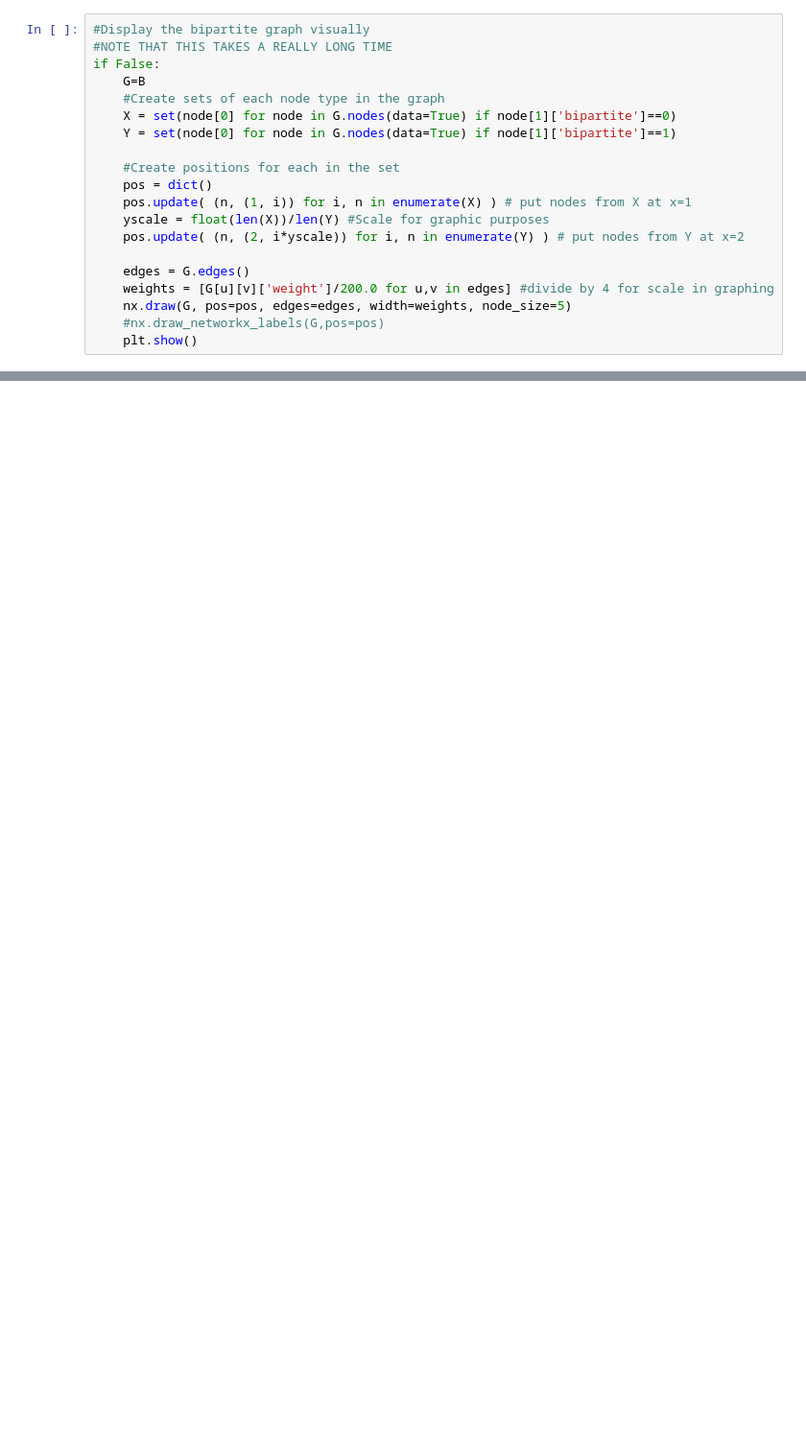
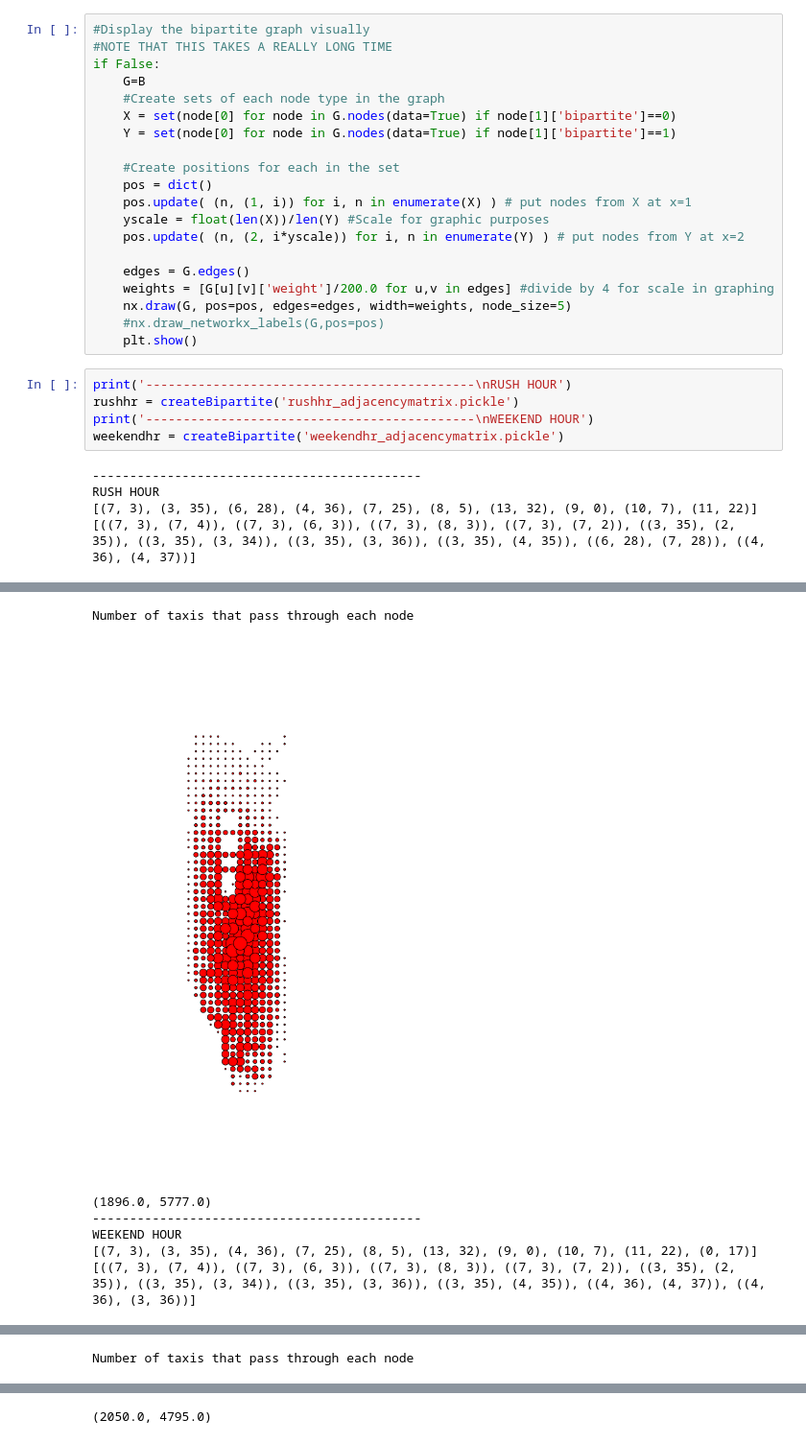
Before and after one commit to jgilles23/CEE245_FinalProject, a Jupyter notebook: AdjacencyToBipartite.ipynb, the cells around one changed output, grey strips where cells are left out. Shown at 96% size. Saved outputs shown, nothing was run; the diff lists cells and outputs as text; blank space fills up the shorter version.

```diff
--- a/AdjacencyToBipartite.ipynb
+++ b/AdjacencyToBipartite.ipynb
@@ -166,3 +172,13 @@ if False:
     nx.draw(G, pos=pos, edges=edges, width=weights, node_size=5)
     #nx.draw_networkx_labels(G,pos=pos)
     plt.show()
+# %%
+print('--------------------------------------------\nRUSH HOUR')
+rushhr = createBipartite('rushhr_adjacencymatrix.pickle')
+print('--------------------------------------------\nWEEKEND HOUR')
+weekendhr = createBipartite('weekendhr_adjacencymatrix.pickle')
+# %% [output]
+--------------------------------------------
+RUSH HOUR
+[(7, 3), (3, 35), (6, 28), (4, 36), (7, 25), (8, 5), (13, 32), (9, 0), (10, 7), (11, 22)]
+[((7, 3), (7, 4)), ((7, 3), (6, 3)), ((7, 3), (8, 3)), ((7, 3), (7, 2)), ((3, 35), (2, 35)), ((3, 35), (3, 34)), ((3, 35), (3, 36)), ((3, 35), (4, 35)), ((6, 28), (7, 28)), ((4, 36), (4, 37))]
@@ -168,0 +186,7 @@ if False:
+Number of taxis that pass through each node
+[figure, added]
+(1896.0, 5777.0)
+--------------------------------------------
+WEEKEND HOUR
+[(7, 3), (3, 35), (4, 36), (7, 25), (8, 5), (13, 32), (9, 0), (10, 7), (11, 22), (0, 17)]
+[((7, 3), (7, 4)), ((7, 3), (6, 3)), ((7, 3), (8, 3)), ((7, 3), (7, 2)), ((3, 35), (2, 35)), ((3, 35), (3, 34)), ((3, 35), (3, 36)), ((3, 35), (4, 35)), ((4, 36), (4, 37)), ((4, 36), (3, 36))]
@@ -168,0 +194 @@ if False:
+Number of taxis that pass through each node
@@ -168,0 +196 @@ if False:
+(2050.0, 4795.0)
```
Also changed, not shown: parts of 12 cells of this notebook, 3 other files.
